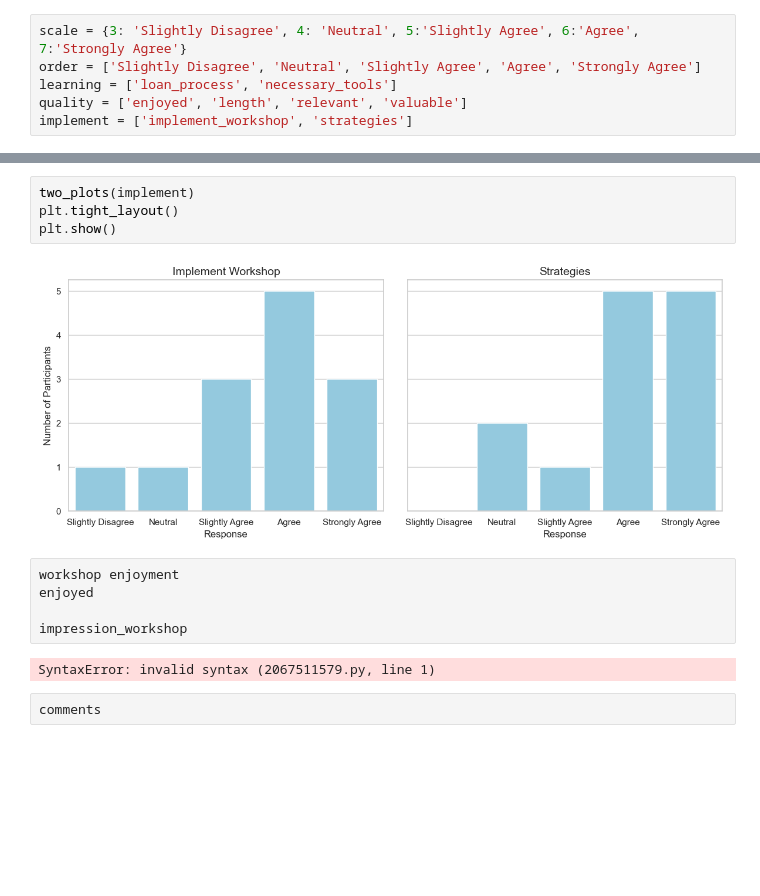
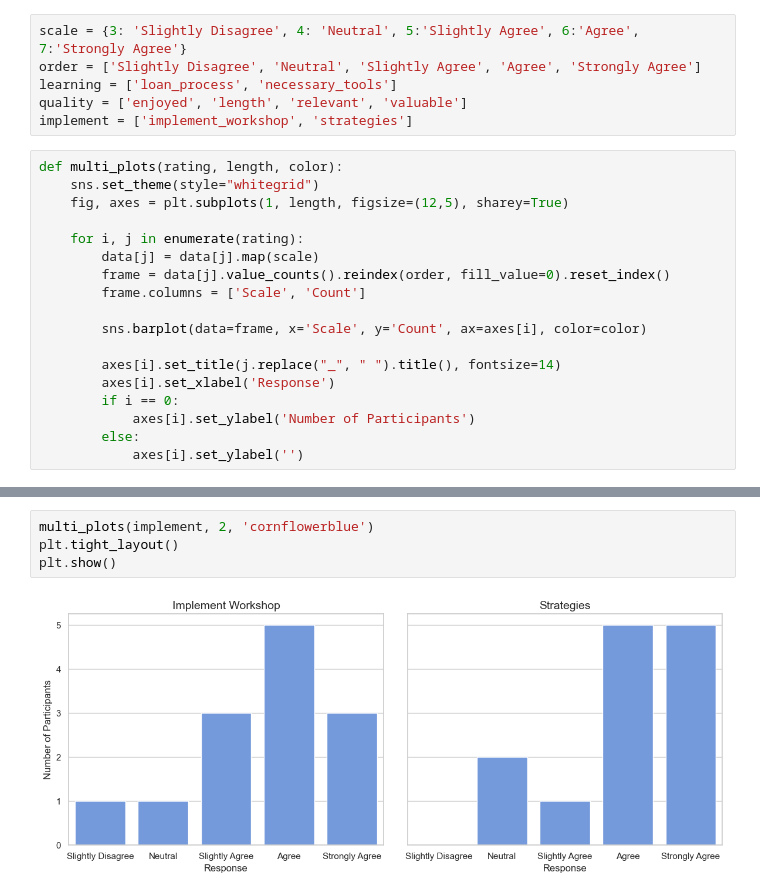
Before and after one commit to ycsara/DSProjects, a Jupyter notebook: Evaluation.ipynb, the cells around one changed output, grey strips where cells are left out. Drawn from its saved outputs; the diff is of its cells as text; blank space fills up the shorter version.

```diff
--- a/Evaluation.ipynb
+++ b/Evaluation.ipynb
@@ -104,4 +101,22 @@ order = ['Slightly Disagree', 'Neutral', 'Slightly Agree', 'Agree', 'Strongly Ag
 learning = ['loan_process', 'necessary_tools']
 quality = ['enjoyed', 'length', 'relevant', 'valuable']
 implement = ['implement_workshop', 'strategies']
+# %%
+def multi_plots(rating, length, color):
+    sns.set_theme(style="whitegrid")
+    fig, axes = plt.subplots(1, length, figsize=(12,5), sharey=True)
+
+    for i, j in enumerate(rating):
+        data[j] = data[j].map(scale)
+        frame = data[j].value_counts().reindex(order, fill_value=0).reset_index()
+        frame.columns = ['Scale', 'Count']
+
+        sns.barplot(data=frame, x='Scale', y='Count', ax=axes[i], color=color)
+
+        axes[i].set_title(j.replace("_", " ").title(), fontsize=14)
+        axes[i].set_xlabel('Response')
+        if i == 0:
+            axes[i].set_ylabel('Number of Participants')
+        else:
+            axes[i].set_ylabel('')
 # %%
@@ -152,15 +150,6 @@ plt.show()
 # %%
-two_plots(implement)
+multi_plots(implement, 2, 'cornflowerblue')
 plt.tight_layout()
 plt.show()
 # %% [output]
-[figure, old version]
+[figure, new version]
-# %%
-workshop enjoyment
-enjoyed
-
-impression_workshop
-# %% [output]
-SyntaxError: invalid syntax (2067511579.py, line 1)
-# %%
-comments
```
Also changed, not shown: parts of 5 cells of this notebook.
